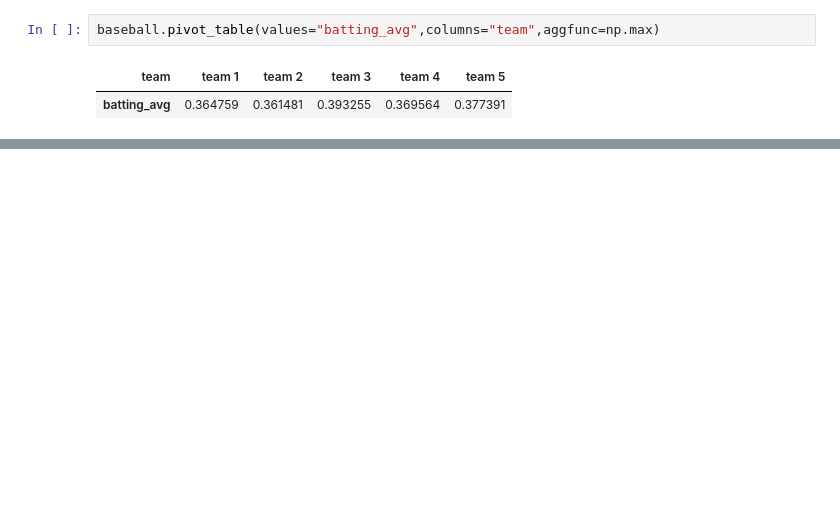
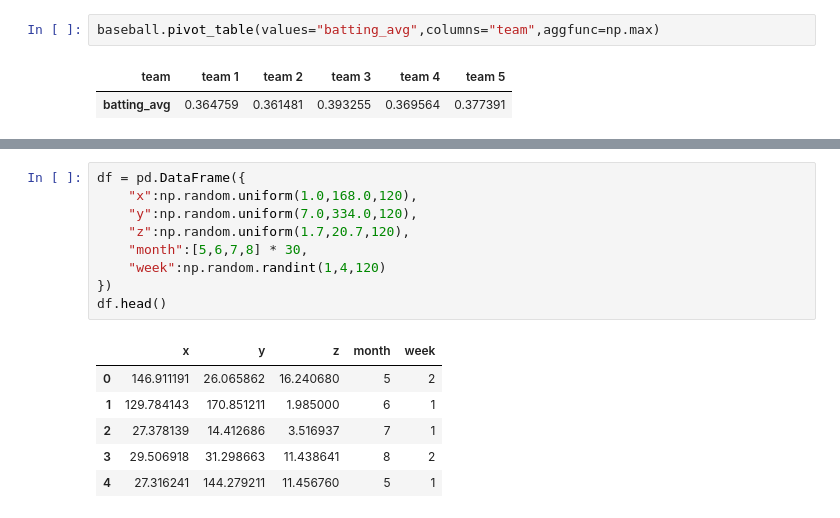
Before and after one commit to Lijoantony456/Pandas_Exercises, a Jupyter notebook: 4.random.ipynb, the cells around one changed output, grey strips where cells are left out. Cells and saved outputs as stored; diff of their text form; blank space fills up the shorter version.

```diff
--- a/4.random.ipynb
+++ b/4.random.ipynb
@@ -155,0 +305,16 @@ baseball.groupby("team")["batting_avg","player"].max()
+# %%
+df = pd.DataFrame({
+    "x":np.random.uniform(1.0,168.0,120),
+    "y":np.random.uniform(7.0,334.0,120),
+    "z":np.random.uniform(1.7,20.7,120),
+    "month":[5,6,7,8] * 30,
+    "week":np.random.randint(1,4,120)
+})
+df.head()
+# %% [output]
+|  | x | y | z | month | week |
+| 0 | 146.911191 | 26.065862 | 16.240680 | 5 | 2 |
+| 1 | 129.784143 | 170.851211 | 1.985000 | 6 | 1 |
+| 2 | 27.378139 | 14.412686 | 3.516937 | 7 | 1 |
+| 3 | 29.506918 | 31.298663 | 11.438641 | 8 | 2 |
+| 4 | 27.316241 | 144.279211 | 11.456760 | 5 | 1 |
```
Also changed, not shown: parts of 17 cells of this notebook.
